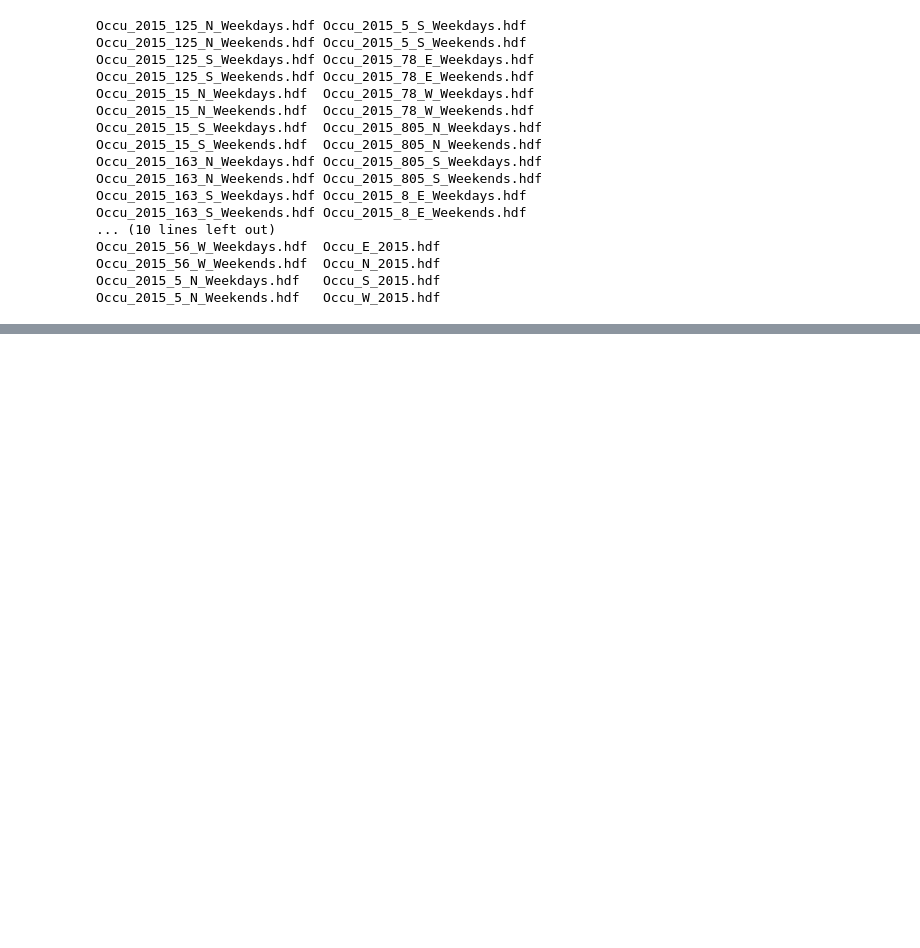
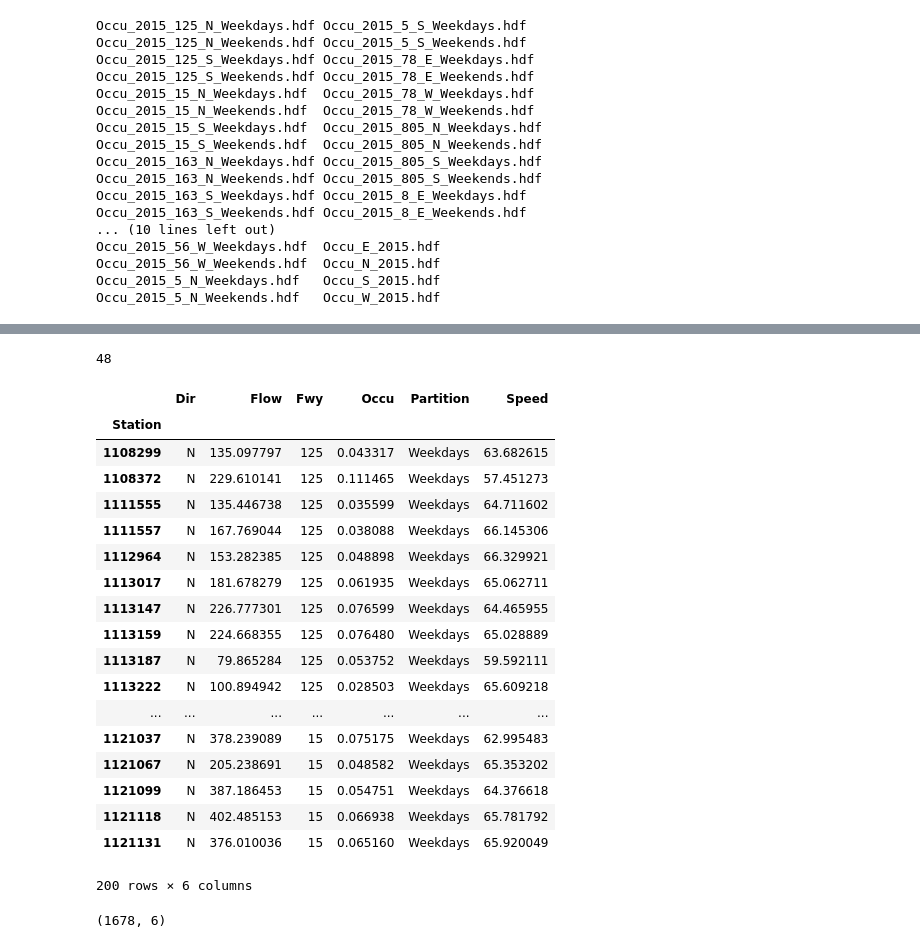
Before and after one commit to abrespect/DSE_Cohort2_Traffic_Capstone, a Jupyter notebook: C2 Exploratory/Generate_Pivot_Files.ipynb, the cells around one changed output, grey strips where cells are left out. Drawn from its saved outputs; the diff is of its cells as text; code cells hidden in the pictures; blank space fills up the shorter version.

Commit message:
Update to generate station_day vector for all stations in 2015 for flow, occu and speed

```diff
--- a/C2 Exploratory/Generate_Pivot_Files.ipynb
+++ b/C2 Exploratory/Generate_Pivot_Files.ipynb
@@ -214,0 +217,30 @@ Flow_2015_5_N_Weekends.hdf
+# %%
+filenames = !ls Flow_2015_*.hdf
+frame_list = []
+for filename in filenames:
+    print filename
+    if 'Weekday' in filename:
+        partition = 'Weekdays'
+    else:
+        partition = 'Weekends'
+    pieces = filename.split('_')
+    freeway = pieces[2]
+    direction = pieces[3]
+    print partition, freeway, direction
+
+    data_dict = {}
+    for data_type in ['Flow', 'Speed', 'Occu']:
+        filename = "_".join([data_type] + pieces[1:])
+        key = filename.split('.')[0]
+        df = pd.read_hdf(filename, key)
+        data_dict[data_type] = df.T.mean()
+
+    part_series = pd.Series([partition]*len(data_dict['Flow']), index=data_dict['Flow'].index)
+    free_series = pd.Series([freeway]*len(data_dict['Flow']), index=data_dict['Flow'].index)
+    dir_series = pd.Series([direction]*len(data_dict['Flow']), index=data_dict['Flow'].index)
+
+    data_dict['Partition'] = part_series
+    data_dict['Fwy'] = free_series
+    data_dict['Dir'] = dir_series
+    frame = pd.DataFrame(data_dict)
+    frame_list.append(frame)
@@ -214,0 +265,31 @@ Flow_2015_5_N_Weekends.hdf
+# %%
+len(frame_list)
+# %% [output]
+48
+# %%
+total = pd.concat(frame_list)
+total.head(200)
+# %% [output]
+|  | Dir | Flow | Fwy | Occu | Partition | Speed |
+| Station |  |  |  |  |  |  |
+| 1108299 | N | 135.097797 | 125 | 0.043317 | Weekdays | 63.682615 |
+| 1108372 | N | 229.610141 | 125 | 0.111465 | Weekdays | 57.451273 |
+| 1111555 | N | 135.446738 | 125 | 0.035599 | Weekdays | 64.711602 |
+| 1111557 | N | 167.769044 | 125 | 0.038088 | Weekdays | 66.145306 |
+| 1112964 | N | 153.282385 | 125 | 0.048898 | Weekdays | 66.329921 |
+| 1113017 | N | 181.678279 | 125 | 0.061935 | Weekdays | 65.062711 |
+| 1113147 | N | 226.777301 | 125 | 0.076599 | Weekdays | 64.465955 |
+| 1113159 | N | 224.668355 | 125 | 0.076480 | Weekdays | 65.028889 |
+| 1113187 | N | 79.865284 | 125 | 0.053752 | Weekdays | 59.592111 |
+| 1113222 | N | 100.894942 | 125 | 0.028503 | Weekdays | 65.609218 |
+| ... | ... | ... | ... | ... | ... | ... |
+| 1121037 | N | 378.239089 | 15 | 0.075175 | Weekdays | 62.995483 |
+| 1121067 | N | 205.238691 | 15 | 0.048582 | Weekdays | 65.353202 |
+| 1121099 | N | 387.186453 | 15 | 0.054751 | Weekdays | 64.376618 |
+| 1121118 | N | 402.485153 | 15 | 0.066938 | Weekdays | 65.781792 |
+| 1121131 | N | 376.010036 | 15 | 0.065160 | Weekdays | 65.920049 |
+200 rows × 6 columns
+# %%
+total.shape
+# %% [output]
+(1678, 6)
```
Also changed, not shown: parts of 5 cells of this notebook.
